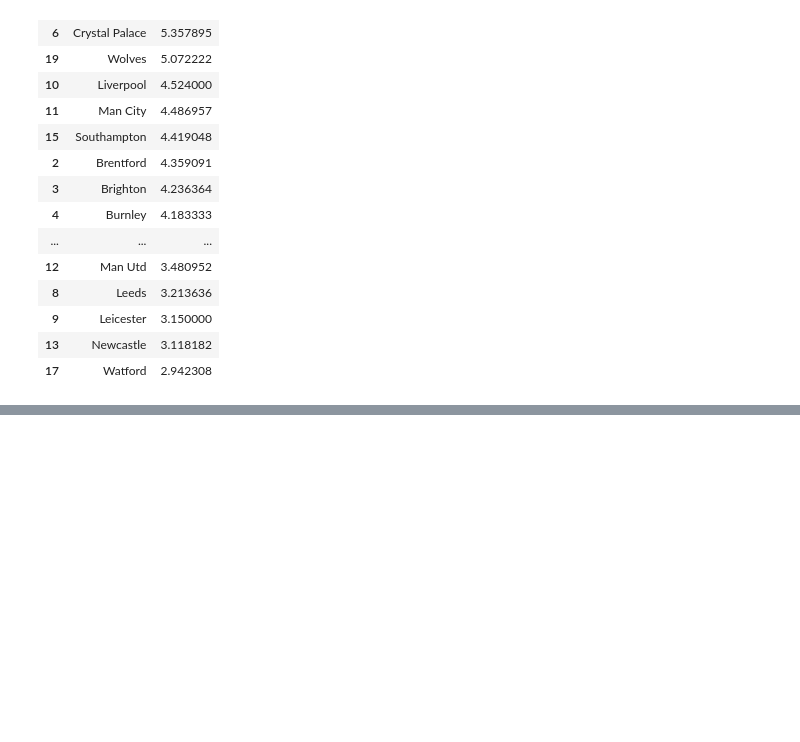
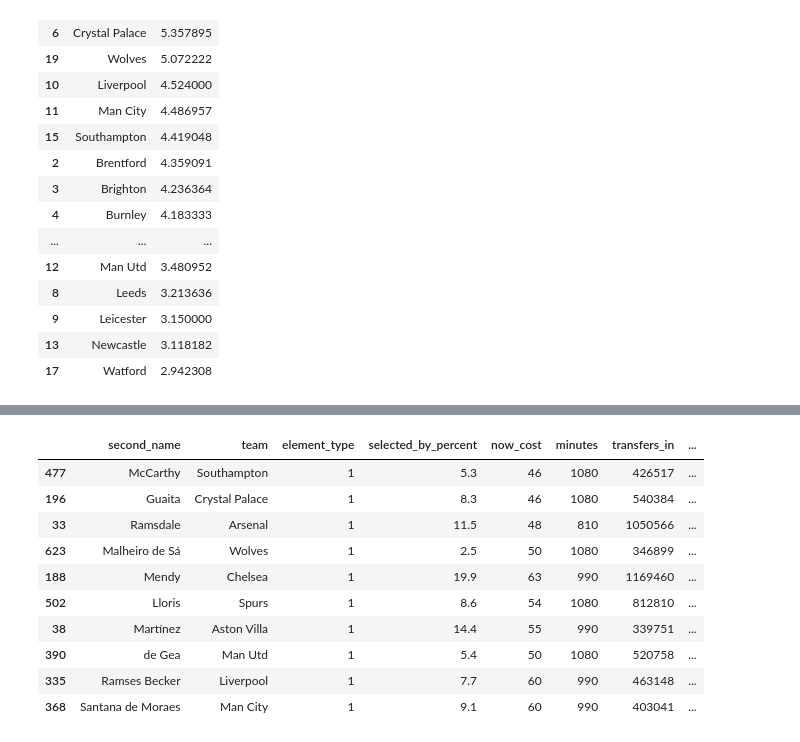
Before and after one commit to Tdavies92/AcademyPublic, a Jupyter notebook: FPL (basic).ipynb, the cells around one changed output, grey strips where cells are left out. Cells and saved outputs as stored; diff of their text form; code cells hidden in the pictures; blank space fills up the shorter version.

```diff
--- a/FPL (basic).ipynb
+++ b/FPL (basic).ipynb
@@ -192,0 +204,14 @@ team_pivot.sort_values('value',ascending=False)
+# %%
+goal_df.sort_values('value',ascending=False).head(10)
+# %% [output]
+|  | second_name | team | element_type | selected_by_percent | now_cost | minutes | transfers_in | ... |
+| 477 | McCarthy | Southampton | 1 | 5.3 | 46 | 1080 | 426517 | ... |
+| 196 | Guaita | Crystal Palace | 1 | 8.3 | 46 | 1080 | 540384 | ... |
+| 33 | Ramsdale | Arsenal | 1 | 11.5 | 48 | 810 | 1050566 | ... |
+| 623 | Malheiro de Sá | Wolves | 1 | 2.5 | 50 | 1080 | 346899 | ... |
+| 188 | Mendy | Chelsea | 1 | 19.9 | 63 | 990 | 1169460 | ... |
+| 502 | Lloris | Spurs | 1 | 8.6 | 54 | 1080 | 812810 | ... |
+| 38 | Martínez | Aston Villa | 1 | 14.4 | 55 | 990 | 339751 | ... |
+| 390 | de Gea | Man Utd | 1 | 5.4 | 50 | 1080 | 520758 | ... |
+| 335 | Ramses Becker | Liverpool | 1 | 7.7 | 60 | 990 | 463148 | ... |
+| 368 | Santana de Moraes | Man City | 1 | 9.1 | 60 | 990 | 403041 | ... |
```
Also changed, not shown: parts of 3 cells of this notebook.
